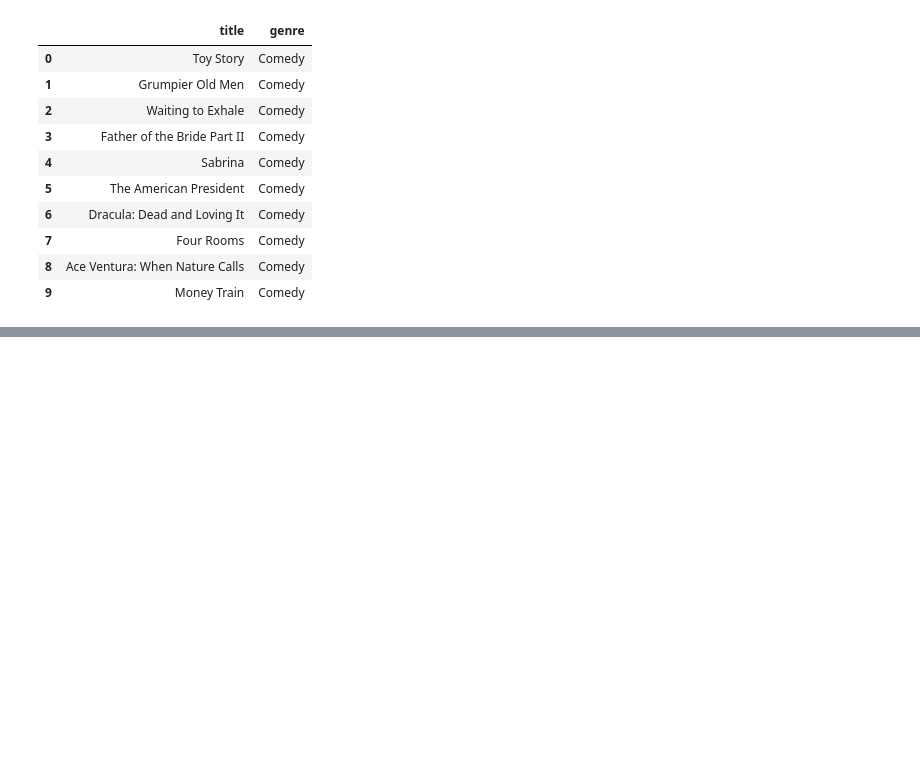
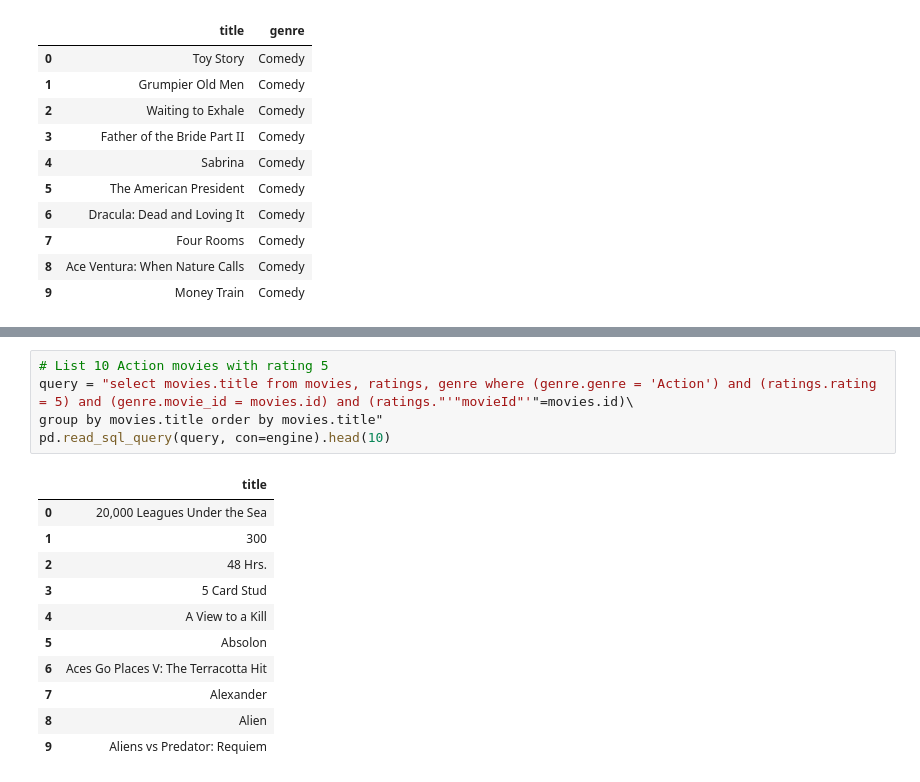
Before and after one commit to bsdutton/PROJECT2---ETL, a Jupyter notebook: ETL_ali_yuntian_Vasanta.ipynb, the cells around one changed output, grey strips where cells are left out. Saved outputs shown, nothing was run; the diff lists cells and outputs as text; blank space fills up the shorter version.

```diff
--- a/ETL_ali_yuntian_Vasanta.ipynb
+++ b/ETL_ali_yuntian_Vasanta.ipynb
@@ -319,0 +331,17 @@ pd.read_sql_query(query, con=engine).head(10)
+# %%
+# List 10 Action movies with rating 5
+query = "select movies.title from movies, ratings, genre where (genre.genre = 'Action') and (ratings.rating = 5) and (genre.movie_id = movies.id) and (ratings."'"movieId"'"=movies.id)\
+group by movies.title order by movies.title"
+pd.read_sql_query(query, con=engine).head(10)
+# %% [output]
+|  | title |
+| 0 | 20,000 Leagues Under the Sea |
+| 1 | 300 |
+| 2 | 48 Hrs. |
+| 3 | 5 Card Stud |
+| 4 | A View to a Kill |
+| 5 | Absolon |
+| 6 | Aces Go Places V: The Terracotta Hit |
+| 7 | Alexander |
+| 8 | Alien |
+| 9 | Aliens vs Predator: Requiem |
```
Also changed, not shown: parts of 5 cells of this notebook, 1 other file.
